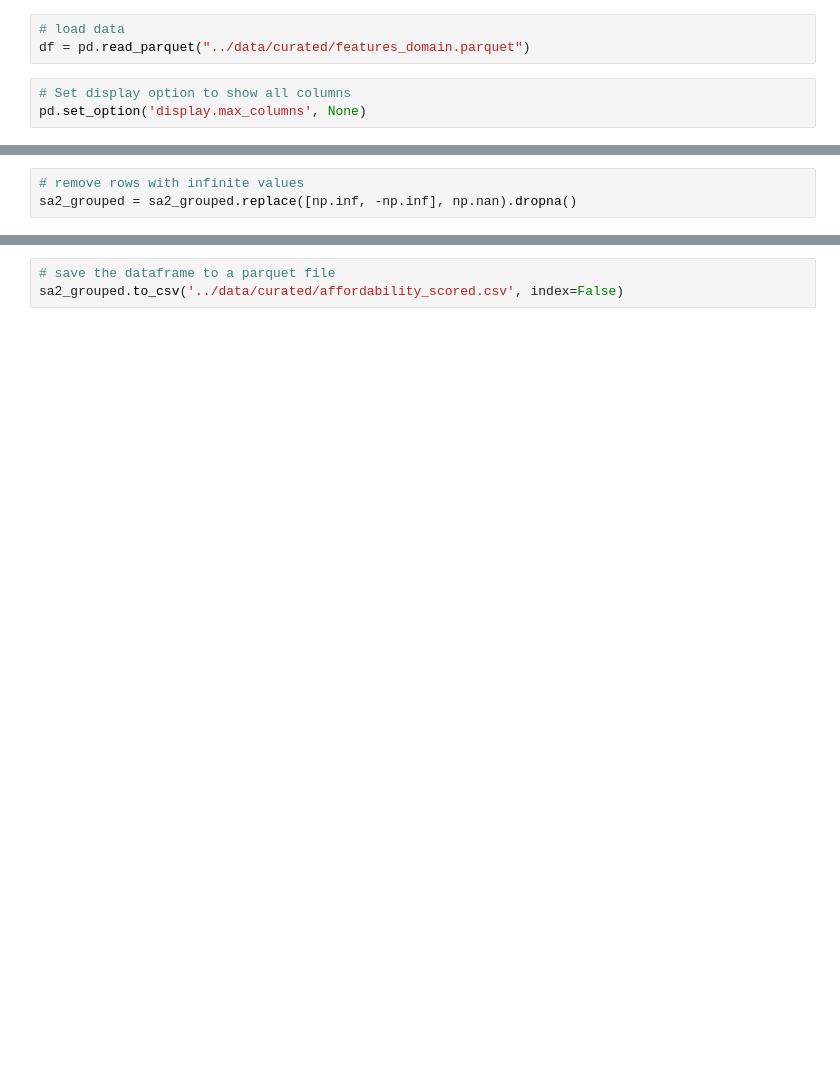
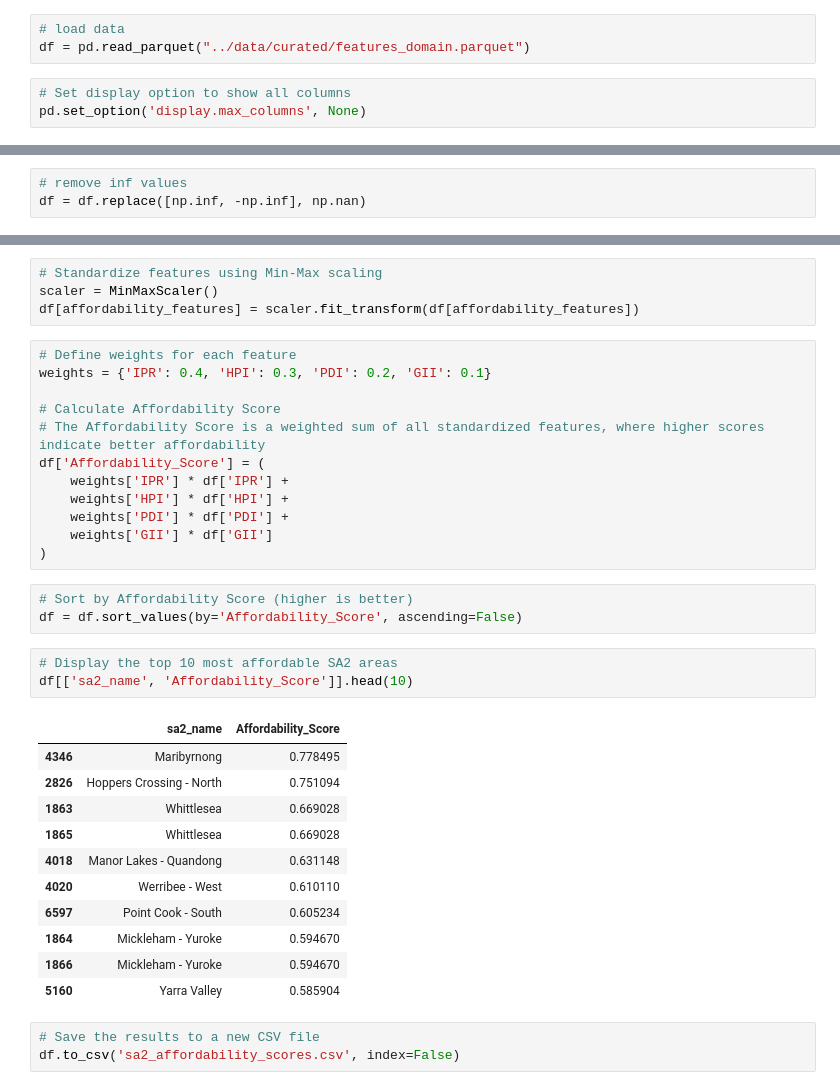
Before and after one commit to MAST30034-AppliedDataScience/project-2-group-real-estate-industry-project-3, a Jupyter notebook: notebooks/affordability.ipynb, the cells around one changed output, grey strips where cells are left out. Drawn from its saved outputs; the diff is of its cells as text; blank space fills up the shorter version.

Commit message:
update score

```diff
--- a/notebooks/affordability.ipynb
+++ b/notebooks/affordability.ipynb
@@ -85,3 +76,3 @@ sa2_grouped.sort_values(by='Median_Rent', ascending=True).head(10)
 # %%
-# remove rows with infinite values
-sa2_grouped = sa2_grouped.replace([np.inf, -np.inf], np.nan).dropna()
+# remove inf values
+df = df.replace([np.inf, -np.inf], np.nan)
@@ -114,3 +79,37 @@ sa2_grouped.head(10)
+# %%
+# Standardize features using Min-Max scaling
+scaler = MinMaxScaler()
+df[affordability_features] = scaler.fit_transform(df[affordability_features])
+# %%
+# Define weights for each feature
+weights = {'IPR': 0.4, 'HPI': 0.3, 'PDI': 0.2, 'GII': 0.1}
+
+# Calculate Affordability Score
+# The Affordability Score is a weighted sum of all standardized features, where higher scores indicate better affordability
+df['Affordability_Score'] = (
+    weights['IPR'] * df['IPR'] +
+    weights['HPI'] * df['HPI'] +
+    weights['PDI'] * df['PDI'] +
+    weights['GII'] * df['GII']
+)
+# %%
+# Sort by Affordability Score (higher is better)
+df = df.sort_values(by='Affordability_Score', ascending=False)
+# %%
+# Display the top 10 most affordable SA2 areas
+df[['sa2_name', 'Affordability_Score']].head(10)
+# %% [output]
+|  | sa2_name | Affordability_Score |
+| 4346 | Maribyrnong | 0.778495 |
+| 2826 | Hoppers Crossing - North | 0.751094 |
+| 1863 | Whittlesea | 0.669028 |
+| 1865 | Whittlesea | 0.669028 |
+| 4018 | Manor Lakes - Quandong | 0.631148 |
+| 4020 | Werribee - West | 0.610110 |
+| 6597 | Point Cook - South | 0.605234 |
+| 1864 | Mickleham - Yuroke | 0.594670 |
+| 1866 | Mickleham - Yuroke | 0.594670 |
+| 5160 | Yarra Valley | 0.585904 |
 # %%
-# save the dataframe to a parquet file
-sa2_grouped.to_csv('../data/curated/affordability_scored.csv', index=False)
+# Save the results to a new CSV file
+df.to_csv('sa2_affordability_scores.csv', index=False)
```
Also changed, not shown: parts of 16 cells of this notebook, 1 other file.
